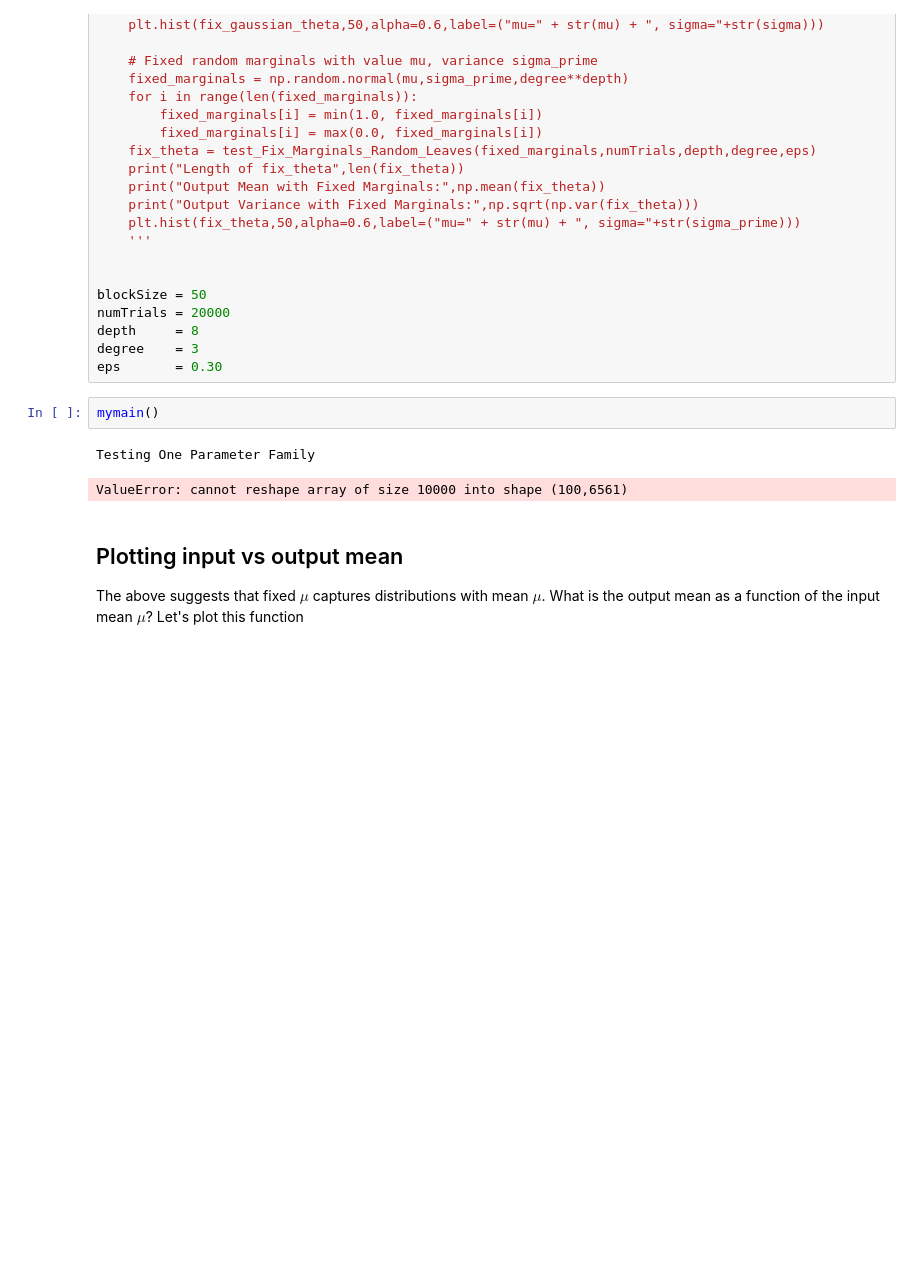
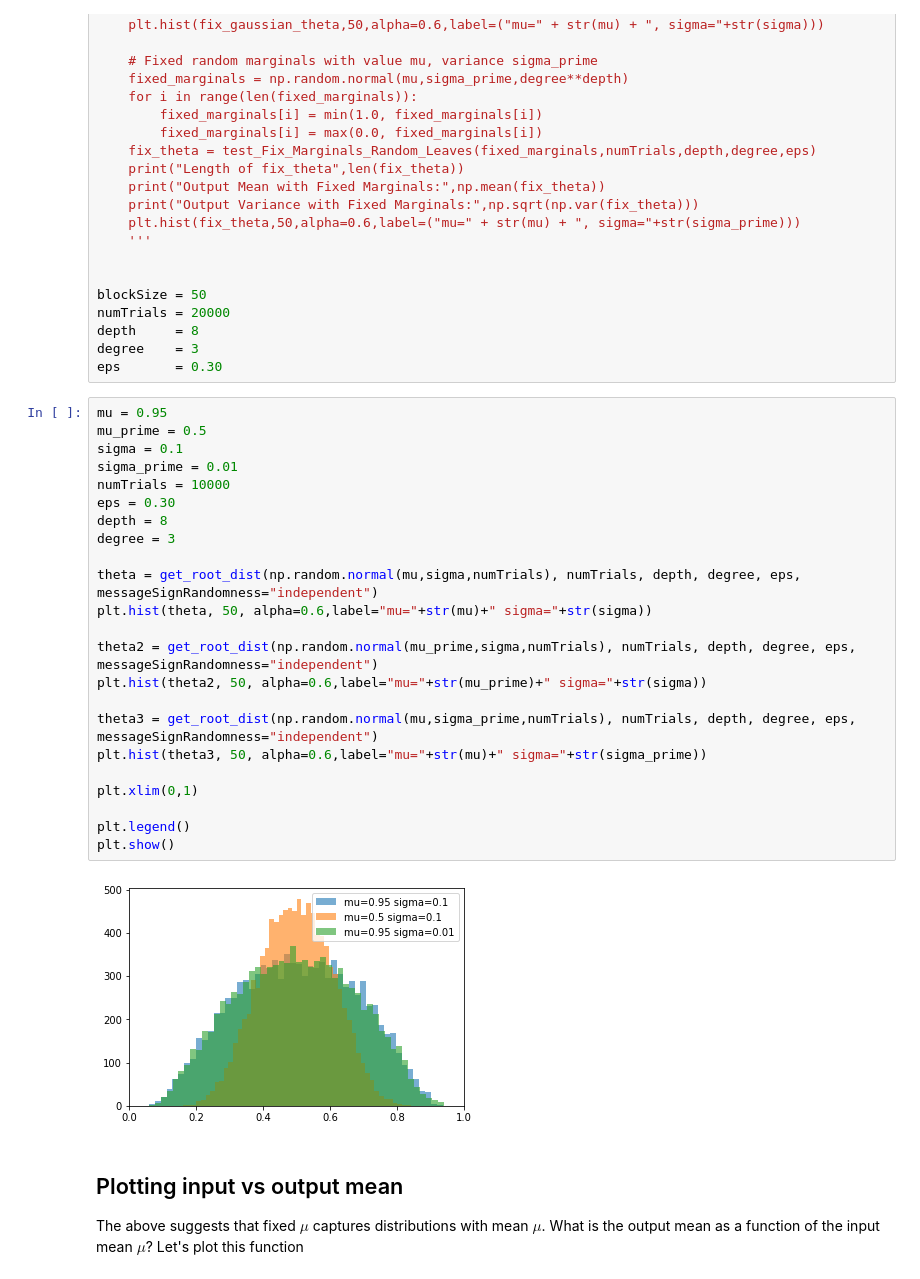
Before and after one commit to samhopkins/posterior-sdp, a Jupyter notebook: hacky-broadcast.ipynb, the cells around one changed output. Cells and saved outputs as stored; diff of their text form; blank space fills up the shorter version.

```diff
--- a/hacky-broadcast.ipynb
+++ b/hacky-broadcast.ipynb
@@ -284,11 +284,31 @@ numTrials = 20000
 depth     = 8
 degree    = 3
 eps       = 0.30
-# %%
-mymain()
-# %% [output]
-Testing One Parameter Family
-ValueError: cannot reshape array of size 10000 into shape (100,6561)
+# %%
+mu = 0.95
+mu_prime = 0.5
+sigma = 0.1
+sigma_prime = 0.01
+numTrials = 10000
+eps = 0.30
+depth = 8
+degree = 3
+
+theta = get_root_dist(np.random.normal(mu,sigma,numTrials), numTrials, depth, degree, eps, messageSignRandomness="independent")
+plt.hist(theta, 50, alpha=0.6,label="mu="+str(mu)+" sigma="+str(sigma))
+
+theta2 = get_root_dist(np.random.normal(mu_prime,sigma,numTrials), numTrials, depth, degree, eps, messageSignRandomness="independent")
+plt.hist(theta2, 50, alpha=0.6,label="mu="+str(mu_prime)+" sigma="+str(sigma))
+
+theta3 = get_root_dist(np.random.normal(mu,sigma_prime,numTrials), numTrials, depth, degree, eps, messageSignRandomness="independent")
+plt.hist(theta3, 50, alpha=0.6,label="mu="+str(mu)+" sigma="+str(sigma_prime))
+
+plt.xlim(0,1)
+
+plt.legend()
+plt.show()
+# %% [output]
+[figure, added]
 # %% [markdown]
 ## Plotting  input vs output mean
 The above suggests that fixed $\mu$ captures distributions with mean $\mu$. What is the output mean as a function of the input mean $\mu$? Let's plot this function
```
